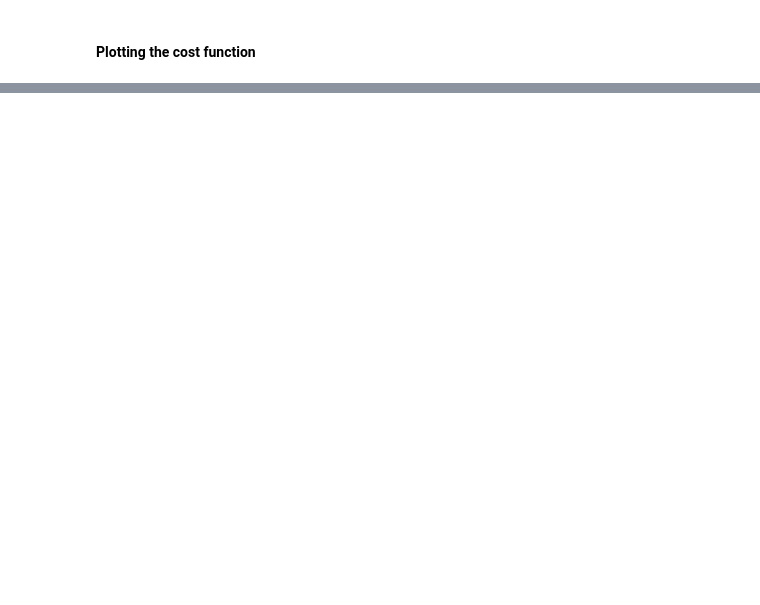
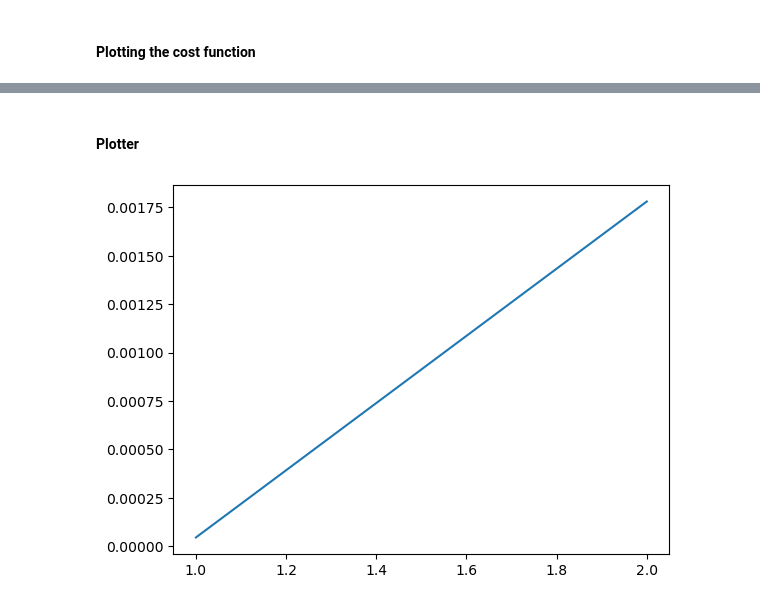
Before and after one commit to FazinHan/quantum-simulation, a Jupyter notebook: main.ipynb, the cells around one changed output, grey strips where cells are left out. Drawn from its saved outputs; the diff is of its cells as text; code cells hidden in the pictures; blank space fills up the shorter version.

```diff
--- a/main.ipynb
+++ b/main.ipynb
@@ -67,7 +64,7 @@ def qft_dagger(qc, n):
 # %% [markdown]
 #### Ansatz creator for spin chain
 # %%
-def create_ansatz_circuit(qc, num_layers=num_layers, param_space=param_space):
+def create_ansatz_circuit(qc, num_layers, param_space):
     param_counter = -1
     def ansatz_circuit_0(qc, param_space, param_counter=0):
         print('Number of params:',parameter_space_size)
@@ -90,7 +87,7 @@ def create_ansatz_circuit(qc, num_layers=num_layers, param_space=param_space):
     param_counter = ansatz_circuit_0(qc, param_space, param_counter)
     for i in range(num_layers):
         param_counter = ansatz_circuit_1(qc, param_space, param_counter)
-    display(qc.draw('mpl'))
+    # display(qc.draw('mpl'))
 # %% [markdown]
 #### Ansatz creator for spin ladder
 # %%
@@ -347,0 +342,8 @@ while os.path.isfile(f'.//outputs//figure{num}.png'):
+# %%
+def convergence_parameter(ansatz, parameters, U_T, observable, estimator):
+    circuit = ansatz.compose(U_T)
+    circuit.compose(ansatz.inverse(),inplace=True)
+    estimator_job = estimator.run([(circuit, observable, [parameters])])
+    estimator_result = estimator_job.result()[0]
+    value = estimator_result.data.evs[0]
+    return 1 - value
@@ -347,0 +427,8 @@ while os.path.isfile(f'.//outputs//figure{num}.png'):
+# %% [markdown]
+#### Plotter
+# %%
+import matplotlib.pyplot as plt
+plt.plot(layers, costs)
+plt.show()
+# %% [output]
+[figure, added]
```
Also changed, not shown: parts of 10 cells of this notebook.
